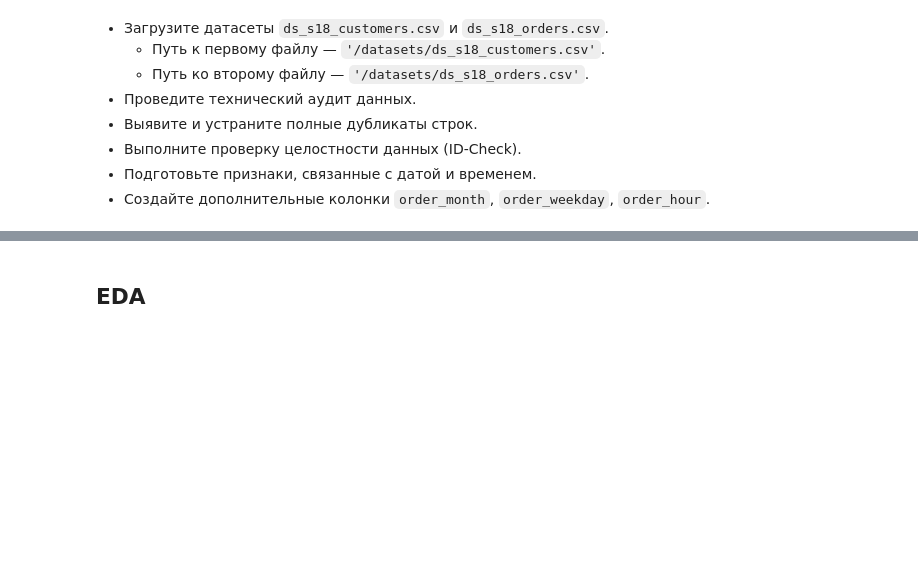
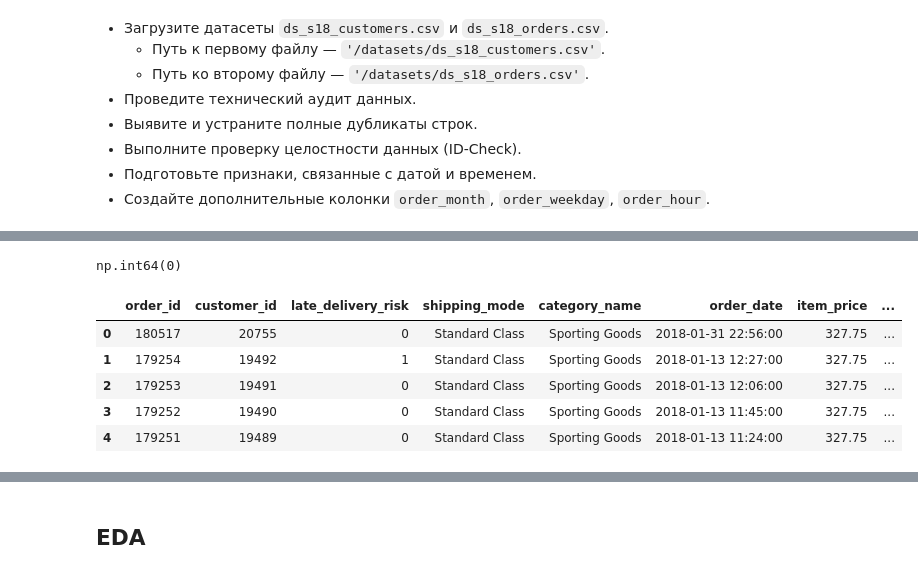
Before and after one commit to TemaQDX/sprint_18_project_carga_pronto, a Jupyter notebook: sprint_18_project_carga_pronto_Artem_Burov.ipynb, the cells around one changed output, grey strips where cells are left out. Saved outputs shown, nothing was run; the diff lists cells and outputs as text; code cells hidden in the pictures; blank space fills up the shorter version.

```diff
--- a/sprint_18_project_carga_pronto_Artem_Burov.ipynb
+++ b/sprint_18_project_carga_pronto_Artem_Burov.ipynb
@@ -72,0 +265,14 @@ GitHub: https://github.com/TemaQDX/sprint_18_project_carga_pronto
+# %%
+df_customers.duplicated().sum()
+# %% [output]
+np.int64(0)
+# %%
+# Выведем первые строки df_orders
+df_orders.head()
+# %% [output]
+|  | order_id | customer_id | late_delivery_risk | shipping_mode | category_name | order_date | item_price | ... |
+| 0 | 180517 | 20755 | 0 | Standard Class | Sporting Goods | 2018-01-31 22:56:00 | 327.75 | ... |
+| 1 | 179254 | 19492 | 1 | Standard Class | Sporting Goods | 2018-01-13 12:27:00 | 327.75 | ... |
+| 2 | 179253 | 19491 | 0 | Standard Class | Sporting Goods | 2018-01-13 12:06:00 | 327.75 | ... |
+| 3 | 179252 | 19490 | 0 | Standard Class | Sporting Goods | 2018-01-13 11:45:00 | 327.75 | ... |
+| 4 | 179251 | 19489 | 0 | Standard Class | Sporting Goods | 2018-01-13 11:24:00 | 327.75 | ... |
```
Also changed, not shown: parts of 13 cells of this notebook.
